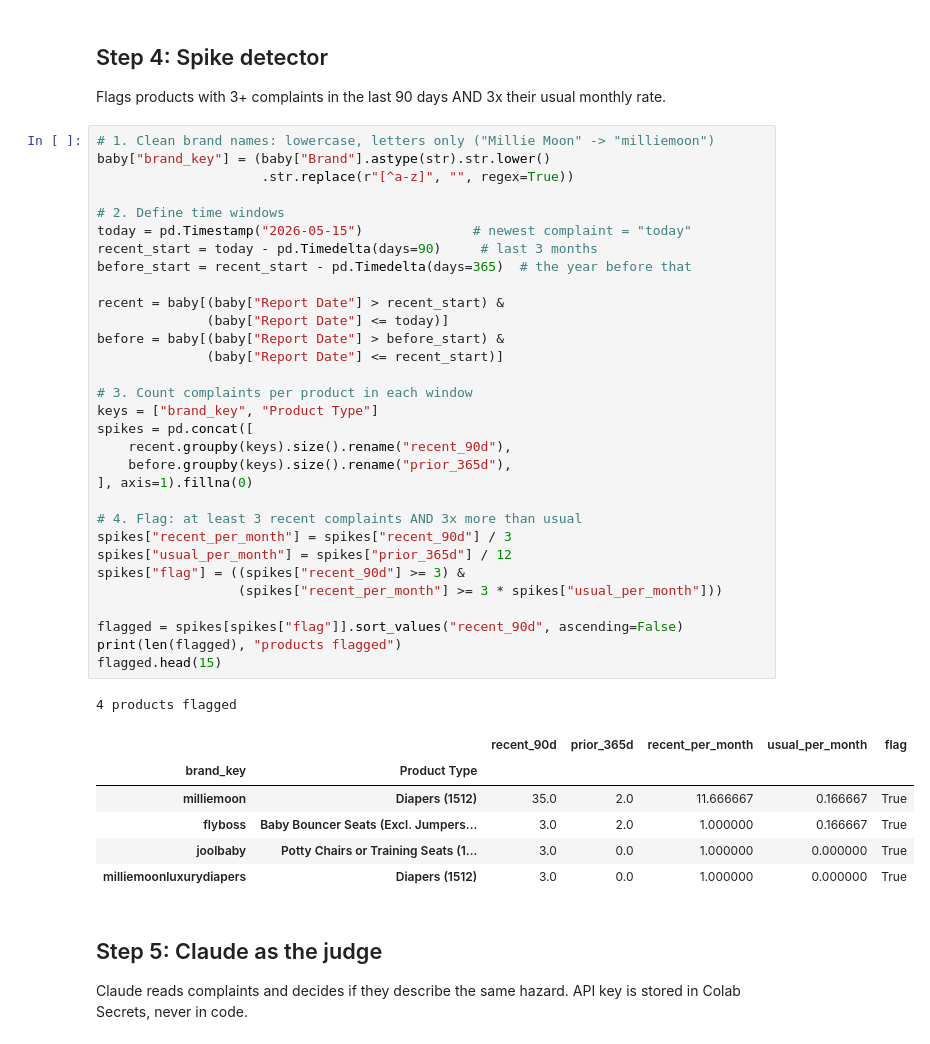
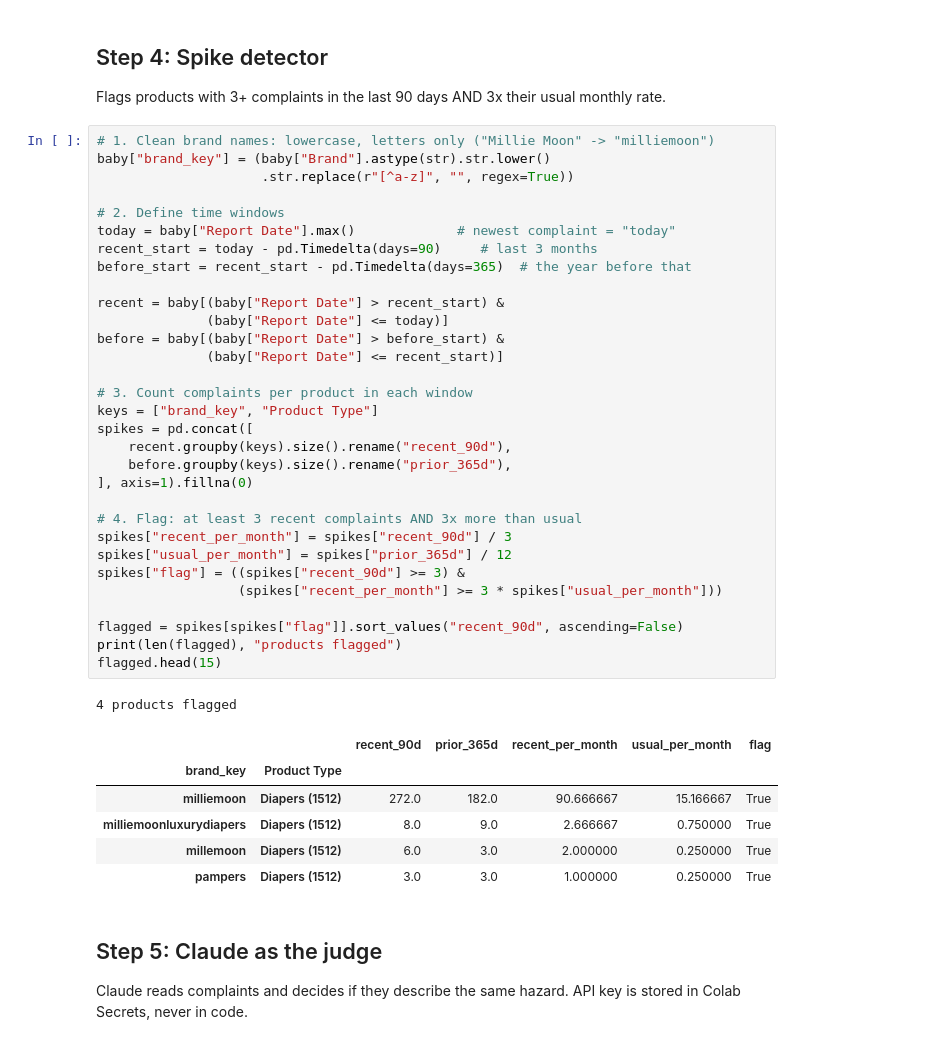
Before and after one commit to venkateshsunkula/pre-recall-radar, a Jupyter notebook: pre_recall_radar.ipynb, the cells around one changed output. Drawn from its saved outputs; the diff is of its cells as text.

```diff
--- a/pre_recall_radar.ipynb
+++ b/pre_recall_radar.ipynb
@@ -117,39 +118,39 @@ baby["brand_key"] = (baby["Brand"].astype(str).str.lower()
                      .str.replace(r"[^a-z]", "", regex=True))
 
 # 2. Define time windows
-today = pd.Timestamp("2026-05-15")              # newest complaint = "today"
+today = baby["Report Date"].max()             # newest complaint = "today"
 recent_start = today - pd.Timedelta(days=90)     # last 3 months
 before_start = recent_start - pd.Timedelta(days=365)  # the year before that
 
 recent = baby[(baby["Report Date"] > recent_start) &
               (baby["Report Date"] <= today)]
 before = baby[(baby["Report Date"] > before_start) &
               (baby["Report Date"] <= recent_start)]
 
 # 3. Count complaints per product in each window
 keys = ["brand_key", "Product Type"]
 spikes = pd.concat([
     recent.groupby(keys).size().rename("recent_90d"),
     before.groupby(keys).size().rename("prior_365d"),
 ], axis=1).fillna(0)
 
 # 4. Flag: at least 3 recent complaints AND 3x more than usual
 spikes["recent_per_month"] = spikes["recent_90d"] / 3
 spikes["usual_per_month"] = spikes["prior_365d"] / 12
 spikes["flag"] = ((spikes["recent_90d"] >= 3) &
                   (spikes["recent_per_month"] >= 3 * spikes["usual_per_month"]))
 
 flagged = spikes[spikes["flag"]].sort_values("recent_90d", ascending=False)
 print(len(flagged), "products flagged")
 flagged.head(15)
 # %% [output]
 4 products flagged
 |  |  | recent_90d | prior_365d | recent_per_month | usual_per_month | flag |
 | brand_key | Product Type |  |  |  |  |  |
-| milliemoon | Diapers (1512) | 35.0 | 2.0 | 11.666667 | 0.166667 | True |
-| flyboss | Baby Bouncer Seats (Excl. Jumpers... | 3.0 | 2.0 | 1.000000 | 0.166667 | True |
-| joolbaby | Potty Chairs or Training Seats (1... | 3.0 | 0.0 | 1.000000 | 0.000000 | True |
-| milliemoonluxurydiapers | Diapers (1512) | 3.0 | 0.0 | 1.000000 | 0.000000 | True |
+| milliemoon | Diapers (1512) | 272.0 | 182.0 | 90.666667 | 15.166667 | True |
+| milliemoonluxurydiapers | Diapers (1512) | 8.0 | 9.0 | 2.666667 | 0.750000 | True |
+| millemoon | Diapers (1512) | 6.0 | 3.0 | 2.000000 | 0.250000 | True |
+| pampers | Diapers (1512) | 3.0 | 3.0 | 1.000000 | 0.250000 | True |
 # %% [markdown]
 ## Step 5: Claude as the judge
 Claude reads complaints and decides if they describe the same hazard. API key is stored in Colab Secrets, never in code.
```
Also changed, not shown: parts of 7 cells of this notebook.
